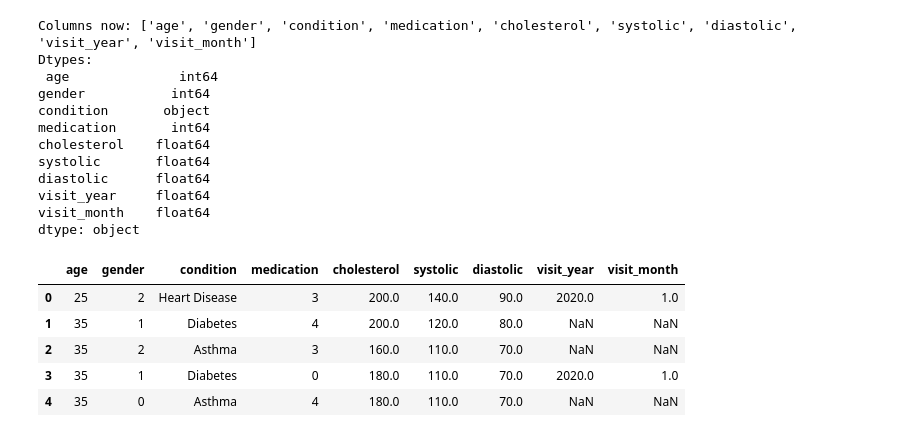
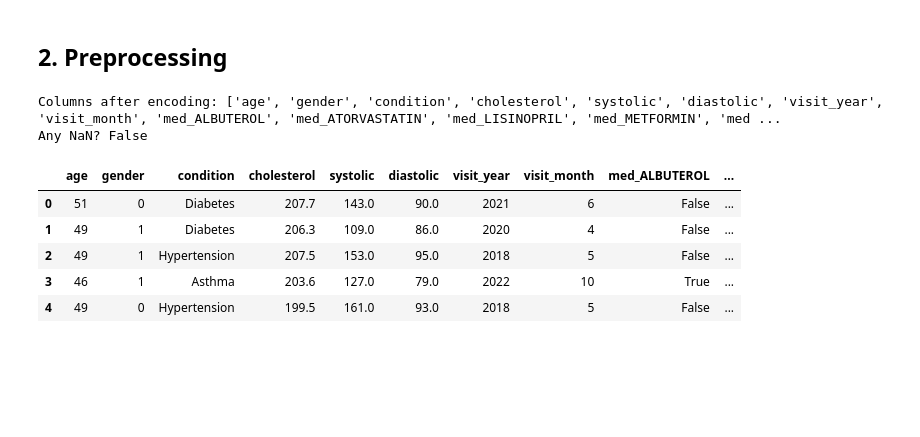
Before and after one commit to ypoudel3/data_final, a Jupyter notebook: classification.ipynb, the cells around one changed output. Drawn from its saved outputs; the diff is of its cells as text; code cells hidden in the pictures; blank space fills up the shorter version.

```diff
--- a/classification.ipynb
+++ b/classification.ipynb
@@ -53,38 +51,35 @@ df.head()
+# %% [markdown]
+## 2. Preprocessing
 # %%
-df_encoded = df.copy()
-df_encoded = df_encoded.drop(columns=['patient_name'])
+df_enc = df.copy()
+df_enc = df_enc.drop(columns=['patient_name'], errors='ignore')
 
+# visit_year / visit_month already created in loading step
+if 'visit_date' in df_enc.columns:
+    df_enc['visit_date'] = pd.to_datetime(df_enc['visit_date'], errors='coerce')
+    df_enc['visit_year']  = df_enc['visit_date'].dt.year
+    df_enc['visit_month'] = df_enc['visit_date'].dt.month
+    df_enc = df_enc.drop(columns=['visit_date'])
 
-if 'visit_date' in df_encoded.columns:
-    df_encoded['visit_date'] = pd.to_datetime(df_encoded['visit_date'])
-    df_encoded['visit_year']  = df_encoded['visit_date'].dt.year
-    df_encoded['visit_month'] = df_encoded['visit_date'].dt.month
-    df_encoded = df_encoded.drop(columns=['visit_date'])
+df_enc = df_enc.fillna(df_enc.median(numeric_only=True))
 
+# Label-encode gender
 le_gender = LabelEncoder()
-le_medication = LabelEncoder()
-df_encoded['gender']     = le_gender.fit_transform(df_encoded['gender'])
-df_encoded['medication'] = le_medication.fit_transform(df_encoded['medication'])
+df_enc['gender'] = le_gender.fit_transform(df_enc['gender'])
 
-print("Columns now:", df_encoded.columns.tolist())
-print("Dtypes:\n", df_encoded.dtypes)
-df_encoded.head()
+# One-hot encode medication
+medication_dummies = pd.get_dummies(df_enc['medication'], prefix='med')
+df_enc = pd.concat([df_enc.drop(columns=['medication']), medication_dummies], axis=1)
+
+print('Columns after encoding:', df_enc.columns.tolist())
+print('Any NaN?', df_enc.isnull().any().any())
+df_enc.head()
 # %% [output]
-Columns now: ['age', 'gender', 'condition', 'medication', 'cholesterol', 'systolic', 'diastolic', 'visit_year', 'visit_month']
-Dtypes:
- age              int64
-gender           int64
-condition       object
-medication       int64
-cholesterol    float64
-systolic       float64
-diastolic      float64
-visit_year     float64
-visit_month    float64
-dtype: object
+Columns after encoding: ['age', 'gender', 'condition', 'cholesterol', 'systolic', 'diastolic', 'visit_year', 'visit_month', 'med_ALBUTEROL', 'med_ATORVASTATIN', 'med_LISINOPRIL', 'med_METFORMIN', 'med ...
+Any NaN? False
-|  | age | gender | condition | medication | cholesterol | systolic | diastolic | visit_year | visit_month |
-| 0 | 25 | 2 | Heart Disease | 3 | 200.0 | 140.0 | 90.0 | 2020.0 | 1.0 |
-| 1 | 35 | 1 | Diabetes | 4 | 200.0 | 120.0 | 80.0 | NaN | NaN |
-| 2 | 35 | 2 | Asthma | 3 | 160.0 | 110.0 | 70.0 | NaN | NaN |
-| 3 | 35 | 1 | Diabetes | 0 | 180.0 | 110.0 | 70.0 | 2020.0 | 1.0 |
-| 4 | 35 | 0 | Asthma | 4 | 180.0 | 110.0 | 70.0 | NaN | NaN |
+|  | age | gender | condition | cholesterol | systolic | diastolic | visit_year | visit_month | med_ALBUTEROL | ... |
+| 0 | 51 | 0 | Diabetes | 207.7 | 143.0 | 90.0 | 2021 | 6 | False | ... |
+| 1 | 49 | 1 | Diabetes | 206.3 | 109.0 | 86.0 | 2020 | 4 | False | ... |
+| 2 | 49 | 1 | Hypertension | 207.5 | 153.0 | 95.0 | 2018 | 5 | False | ... |
+| 3 | 46 | 1 | Asthma | 203.6 | 127.0 | 79.0 | 2022 | 10 | True | ... |
+| 4 | 49 | 0 | Hypertension | 199.5 | 161.0 | 93.0 | 2018 | 5 | False | ... |
```
Also changed, not shown: parts of 36 cells of this notebook, 11 other files.
